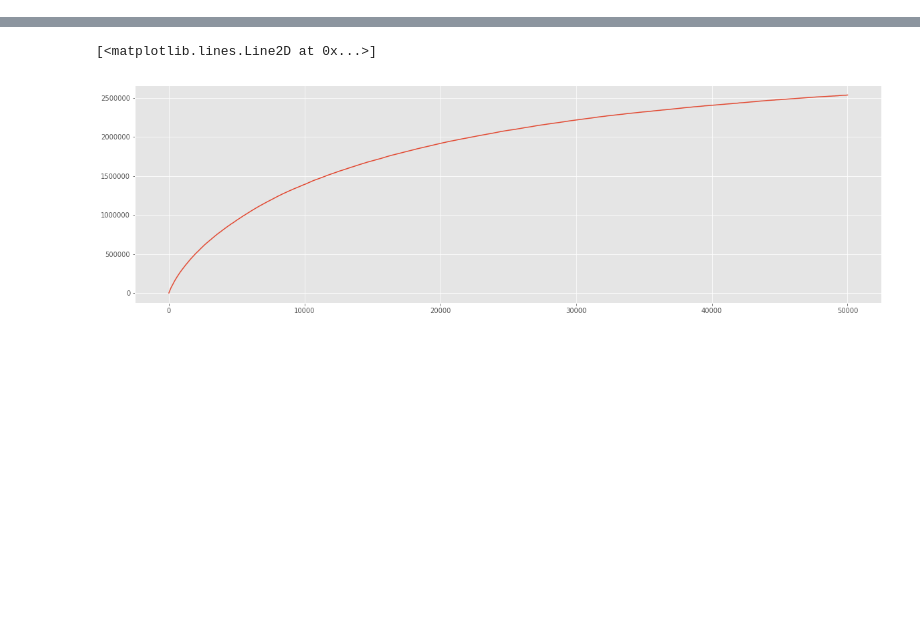
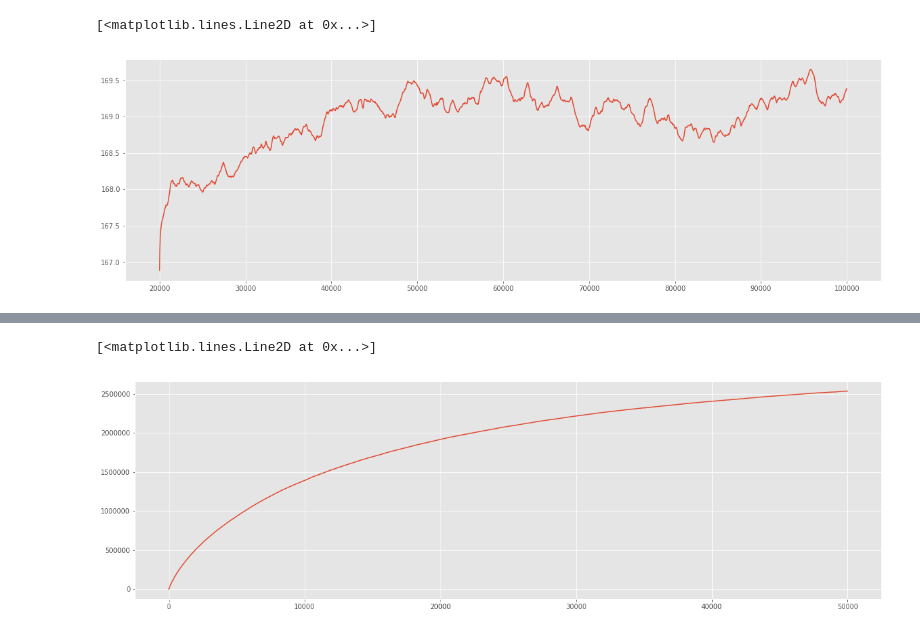
Before and after one commit to malhotra-sidharth/game-of-ur-reinforcement-learning, a Jupyter notebook: Agent-Training-Monte-Carlo.ipynb, the cells around one changed output, grey strips where cells are left out. Drawn from its saved outputs; the diff is of its cells as text; code cells hidden in the pictures; blank space fills up the shorter version.

Commit message:
[WIP] Value function for MC

```diff
--- a/Agent-Training-Monte-Carlo.ipynb
+++ b/Agent-Training-Monte-Carlo.ipynb
@@ -144,6 +144,16 @@ q_func_1, policy, episode_rewards_p1, episode_rewards_p2, time_to_win, episode_v
 # append rewards for each run
 episode_rwds_p1.append(episode_rewards_p1)
 episode_rwds_p2.append(episode_rewards_p2)
+# %%
+plt.figure(figsize=(20, 6))
+plt.plot(pd.Series(episode_value_func).rolling(20000, min_periods=20000).mean(), color='red')
+plt.xlabel('Episodes')
+plt.ylabel('Value')
+plt.title("Value function for state ((3, (('a', 3),)), (3, (('c', 3),)), 1)")
+plt.savefig('value_function_mc.jpg', dpi=600)
+# %% [output]
+[<matplotlib.lines.Line2D at 0x...>]
+[figure, added]
 # %%
 plt.figure(figsize=(20, 6))
 plt.plot(episode_value_func)
```
Also changed, not shown: parts of 1 cell of this notebook, 1 other file.
